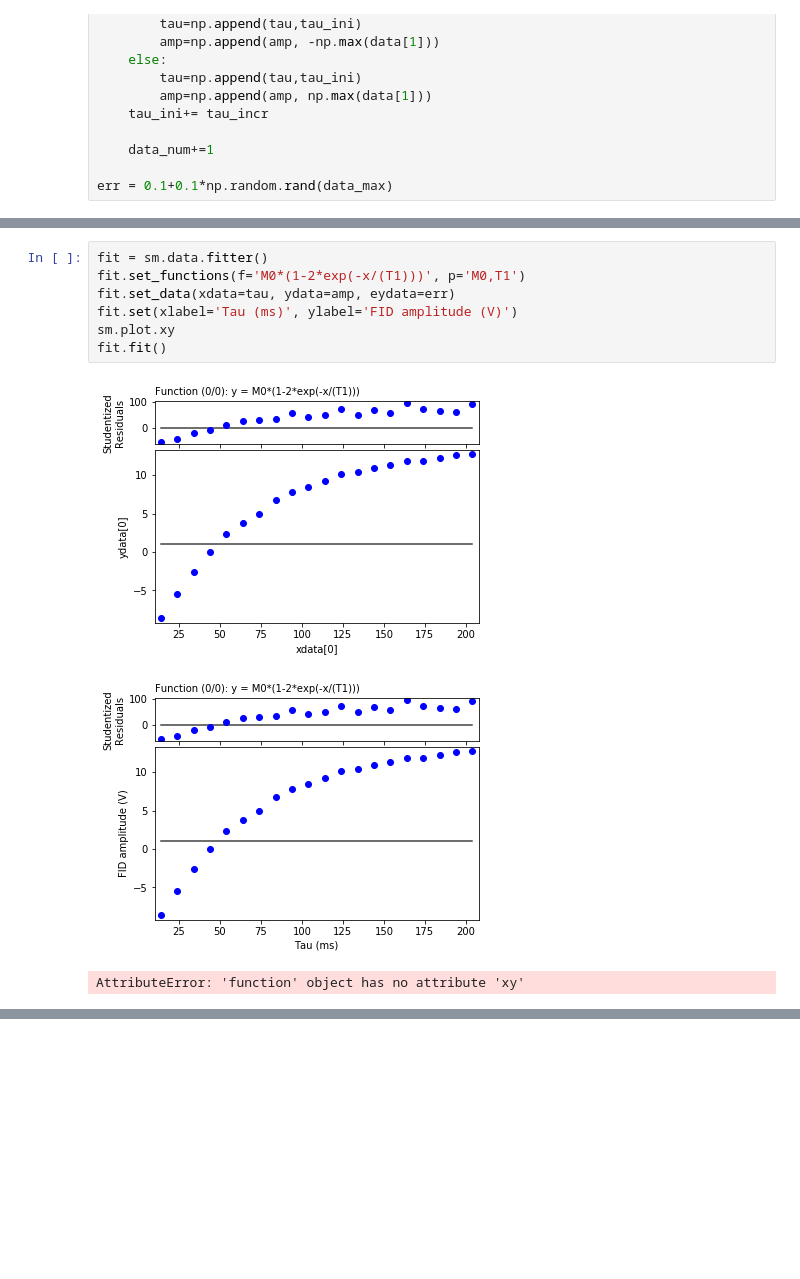
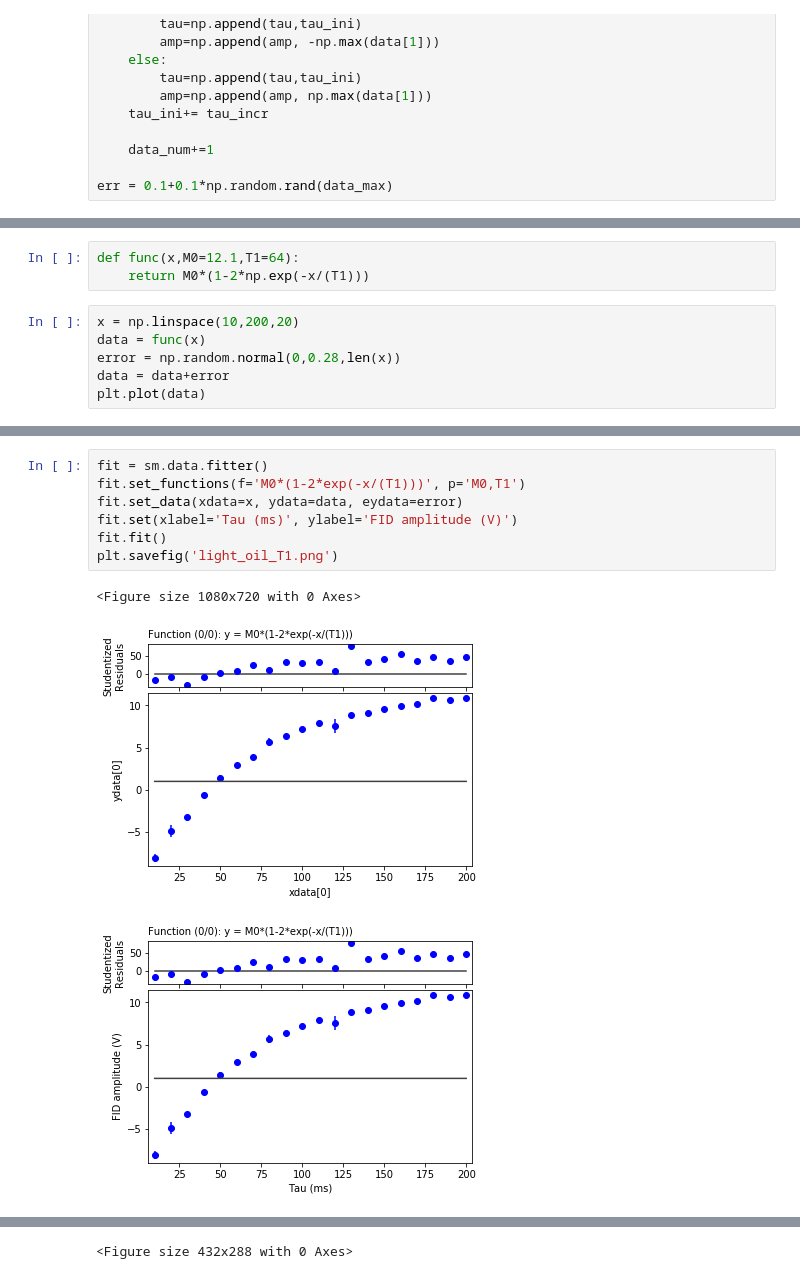
Before and after one commit to ChristianIvanov422/Phys-359, a Jupyter notebook: Lab-1/analysis/interim1.ipynb, the cells around one changed output, grey strips where cells are left out. Saved outputs shown, nothing was run; the diff lists cells and outputs as text; blank space fills up the shorter version.

```diff
--- a/Lab-1/analysis/interim1.ipynb
+++ b/Lab-1/analysis/interim1.ipynb
@@ -54,0 +32,9 @@ plt.plot(amp)
+# %%
+def func(x,M0=12.1,T1=64):
+    return M0*(1-2*np.exp(-x/(T1)))
+# %%
+x = np.linspace(10,200,20)
+data = func(x)
+error = np.random.normal(0,0.28,len(x))
+data = data+error
+plt.plot(data)
@@ -55,11 +44,11 @@ plt.plot(amp)
 # %%
 fit = sm.data.fitter()
 fit.set_functions(f='M0*(1-2*exp(-x/(T1)))', p='M0,T1')
-fit.set_data(xdata=tau, ydata=amp, eydata=err)
+fit.set_data(xdata=x, ydata=data, eydata=error)
 fit.set(xlabel='Tau (ms)', ylabel='FID amplitude (V)')
-sm.plot.xy
 fit.fit()
+plt.savefig('light_oil_T1.png')
 # %% [output]
+<Figure size 1080x720 with 0 Axes>
-[figure, old version]
+[figure, new version]
-[figure, old version]
+[figure, new version]
-AttributeError: 'function' object has no attribute 'xy'
@@ -65,0 +56 @@ AttributeError: 'function' object has no attribute 'xy'
+<Figure size 432x288 with 0 Axes>
```
Also changed, not shown: parts of 4 cells of this notebook.
